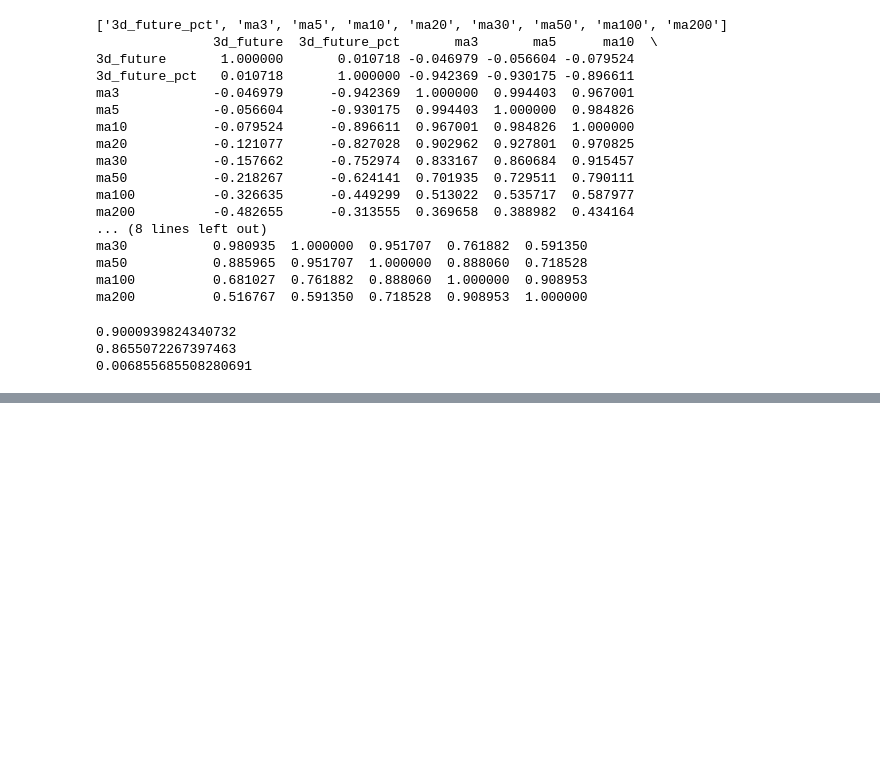
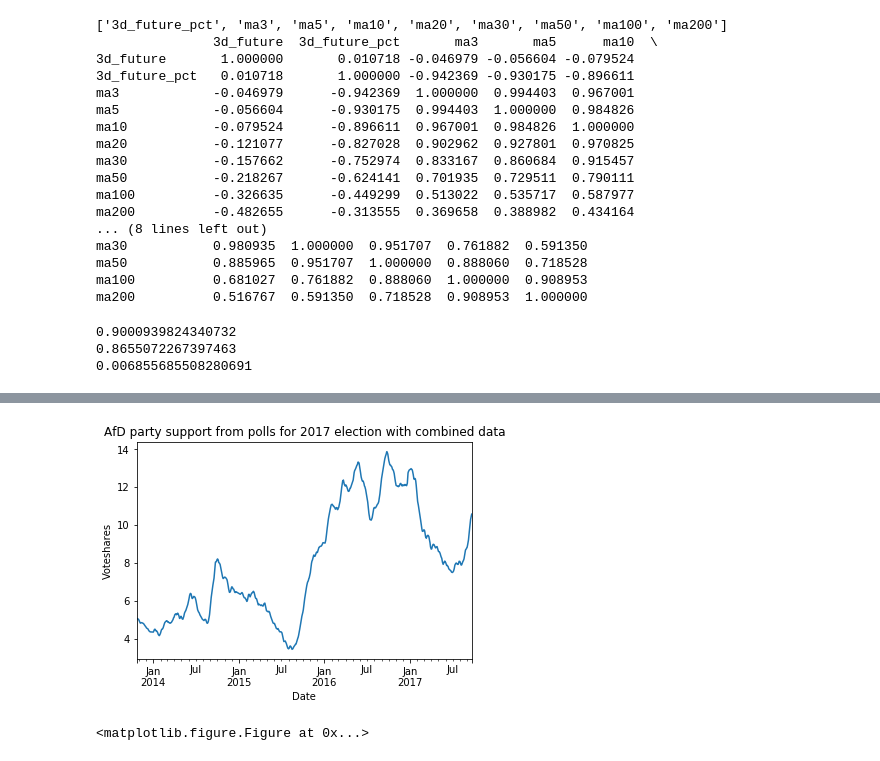
Before and after one commit to huydang90/Predicting-German-Election, a Jupyter notebook: Code/Predict-German-Election-Modelling.ipynb, the cells around one changed output, grey strips where cells are left out. Cells and saved outputs as stored; diff of their text form; code cells hidden in the pictures; blank space fills up the shorter version.

Commit message:
update combined data code

```diff
--- a/Code/Predict-German-Election-Modelling.ipynb
+++ b/Code/Predict-German-Election-Modelling.ipynb
@@ -1304,0 +1312,13 @@ print(sqrt(mean_squared_error(linear_model_allen_afd_pred, test_targets)))
+# %%
+# combine and take average of all
+
+df_2017_allen_afd_combined = interpolated_election2017_allen_afd.to_frame()
+df_2017_insa_afd_combined = interpolated_election2017_insa_afd.to_frame()
+df_2017_forsa_combined = interpolated_election2017_forsa_afd.to_frame()
+df_2017_emnid_afd_combined = interpolated_election2017_emnid_afd.to_frame()
+df_2017_gms_afd_combined = interpolated_election2017_gms_afd.to_frame()
+df_2017_infra_afd_combined = interpolated_election2017_infra_afd.to_frame()
+df_2017_fgruppe_afd_combined = interpolated_election2017_fgruppe_afd.to_frame()
+# %%
+combined_data_afd = pd.concat([df_2017_allen_afd_combined, df_2017_insa_afd_combined, df_2017_forsa_combined, df_2017_emnid_afd_combined, df_2017_gms_afd_combined, df_2017_infra_afd_combined, df_2017_fgruppe_afd_combined]).groupby(level=0).mean()
+combined_data_afd.head(30)
@@ -1304,0 +1343,10 @@ print(sqrt(mean_squared_error(linear_model_allen_afd_pred, test_targets)))
+# %%
+combined_data_afd['support'].plot()
+plt.xlabel("Date")
+plt.ylabel("Voteshares")
+plt.title("AfD party support from polls for 2017 election with combined data")
+plt.show()
+plt.clf()
+# %% [output]
+[figure, added]
+<matplotlib.figure.Figure at 0x...>
```
Also changed, not shown: parts of 9 cells of this notebook.
